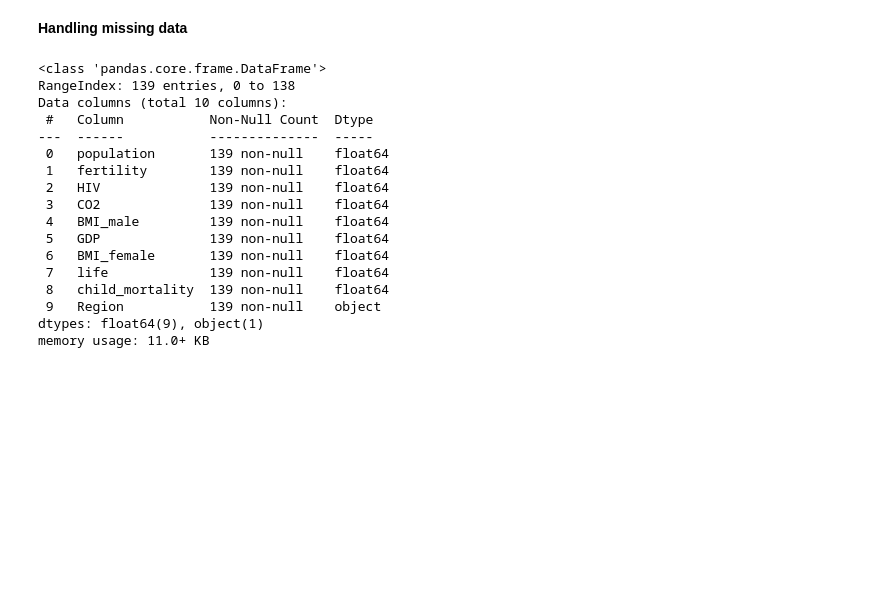
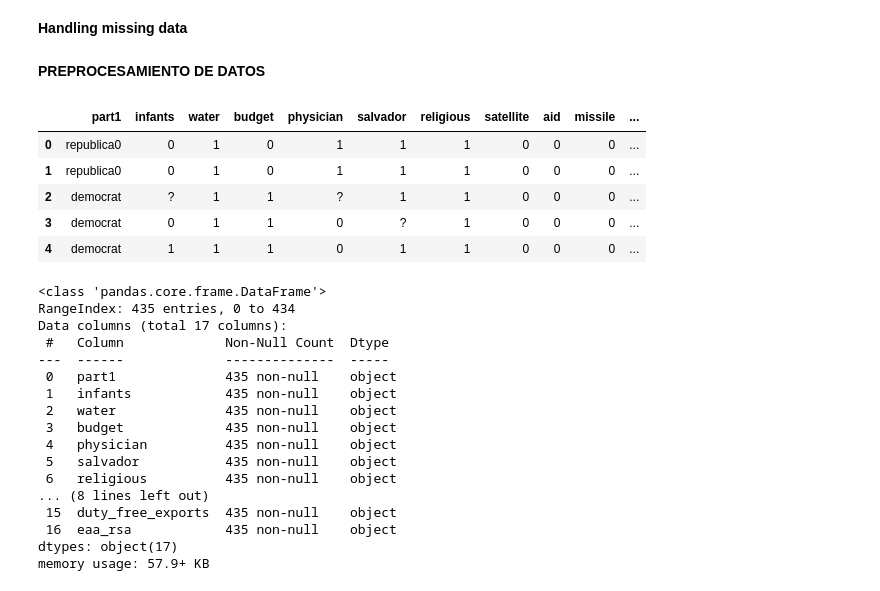
Before and after one commit to MayumyCH/data-scientist-with-python-datacamp, a Jupyter notebook: 1. Courses/24. Supervised Learning with scikit-learn/Supervised Learning with scikit-learn.ipynb, the cells around one changed output. Drawn from its saved outputs; the diff is of its cells as text; code cells hidden in the pictures; blank space fills up the shorter version.

```diff
--- a/1. Courses/24. Supervised Learning with scikit-learn/Supervised Learning with scikit-learn.ipynb
+++ b/1. Courses/24. Supervised Learning with scikit-learn/Supervised Learning with scikit-learn.ipynb
@@ -938,28 +938,41 @@ print(ridge_cv)
 [0.26648172 0.23084647 0.27355543 0.24898795 0.25673452]
 # %% [markdown]
 **Handling missing data**
+# %% [markdown]
+**PREPROCESAMIENTO DE DATOS**
 # %%
 # Axis = 0   <> imputaremos en las columnas
 # .fit() # Ajustando este imputador a nuestros datos
 # .transform()  #Transformar nuestros datos usando el metodo de transformacion
+# %%
+df = pd.read_csv('https://raw.githubusercontent.com/MayumyCH/data-scientist-with-python-datacamp/main/1.%20Courses/24.%20Supervised%20Learning%20with%20scikit-learn/dataset/house-votes-84.csv',
+                 sep=";")
+df.head()
+# %% [output]
+|  | part1 | infants | water | budget | physician | salvador | religious | satellite | aid | missile | ... |
+| 0 | republica0 | 0 | 1 | 0 | 1 | 1 | 1 | 0 | 0 | 0 | ... |
+| 1 | republica0 | 0 | 1 | 0 | 1 | 1 | 1 | 0 | 0 | 0 | ... |
+| 2 | democrat | ? | 1 | 1 | ? | 1 | 1 | 0 | 0 | 0 | ... |
+| 3 | democrat | 0 | 1 | 1 | 0 | ? | 1 | 0 | 0 | 0 | ... |
+| 4 | democrat | 1 | 1 | 1 | 0 | 1 | 1 | 0 | 0 | 0 | ... |
 # %%
 # Eliminando datos faltantes
 df.info()
 # %% [output]
 <class 'pandas.core.frame.DataFrame'>
-RangeIndex: 139 entries, 0 to 138
-Data columns (total 10 columns):
- #   Column           Non-Null Count  Dtype
----  ------           --------------  -----
- 0   population       139 non-null    float64
- 1   fertility        139 non-null    float64
- 2   HIV              139 non-null    float64
- 3   CO2              139 non-null    float64
- 4   BMI_male         139 non-null    float64
- 5   GDP              139 non-null    float64
- 6   BMI_female       139 non-null    float64
- 7   life             139 non-null    float64
- 8   child_mortality  139 non-null    float64
- 9   Region           139 non-null    object
-dtypes: float64(9), object(1)
-memory usage: 11.0+ KB
+RangeIndex: 435 entries, 0 to 434
+Data columns (total 17 columns):
+ #   Column             Non-Null Count  Dtype
+---  ------             --------------  -----
+ 0   part1              435 non-null    object
+ 1   infants            435 non-null    object
+ 2   water              435 non-null    object
+ 3   budget             435 non-null    object
+ 4   physician          435 non-null    object
+ 5   salvador           435 non-null    object
+ 6   religious          435 non-null    object
+... (8 lines left out)
+ 15  duty_free_exports  435 non-null    object
+ 16  eaa_rsa            435 non-null    object
+dtypes: object(17)
+memory usage: 57.9+ KB
```
Also changed, not shown: parts of 20 cells of this notebook, 18 other files.
